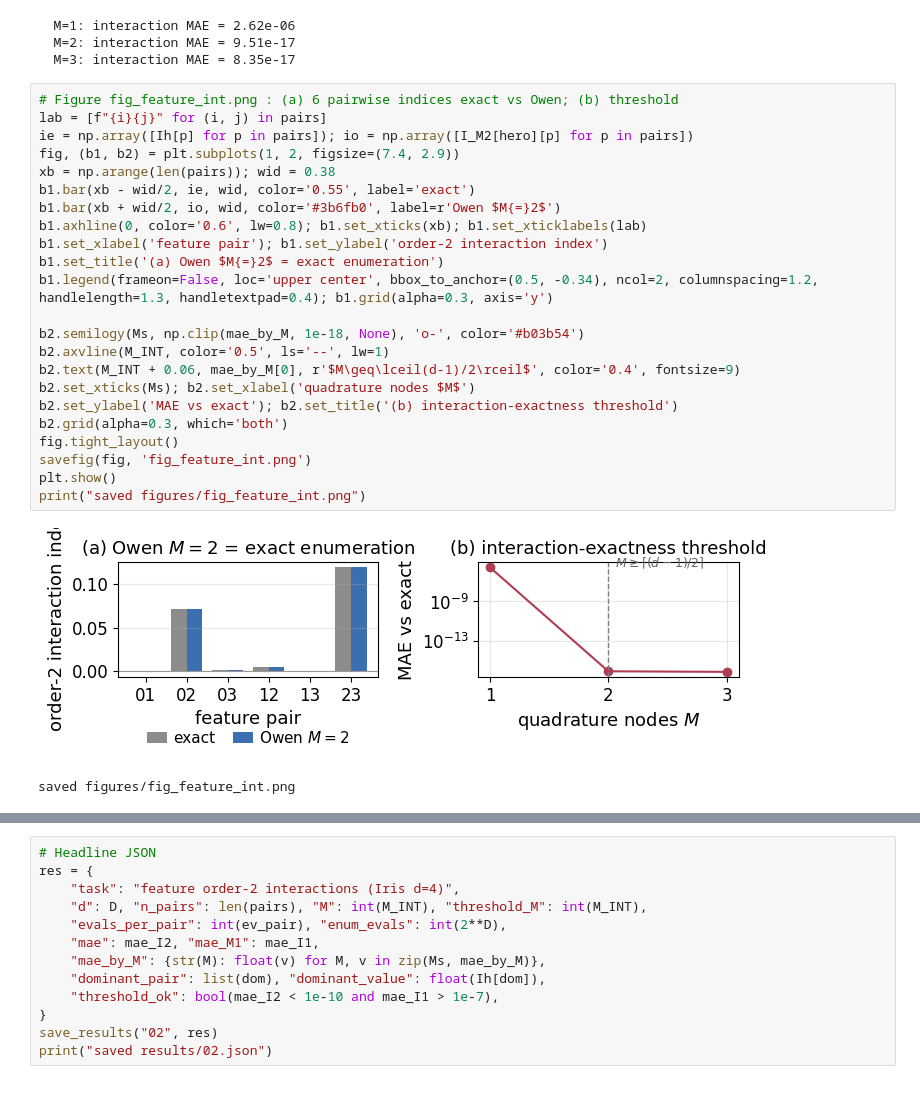
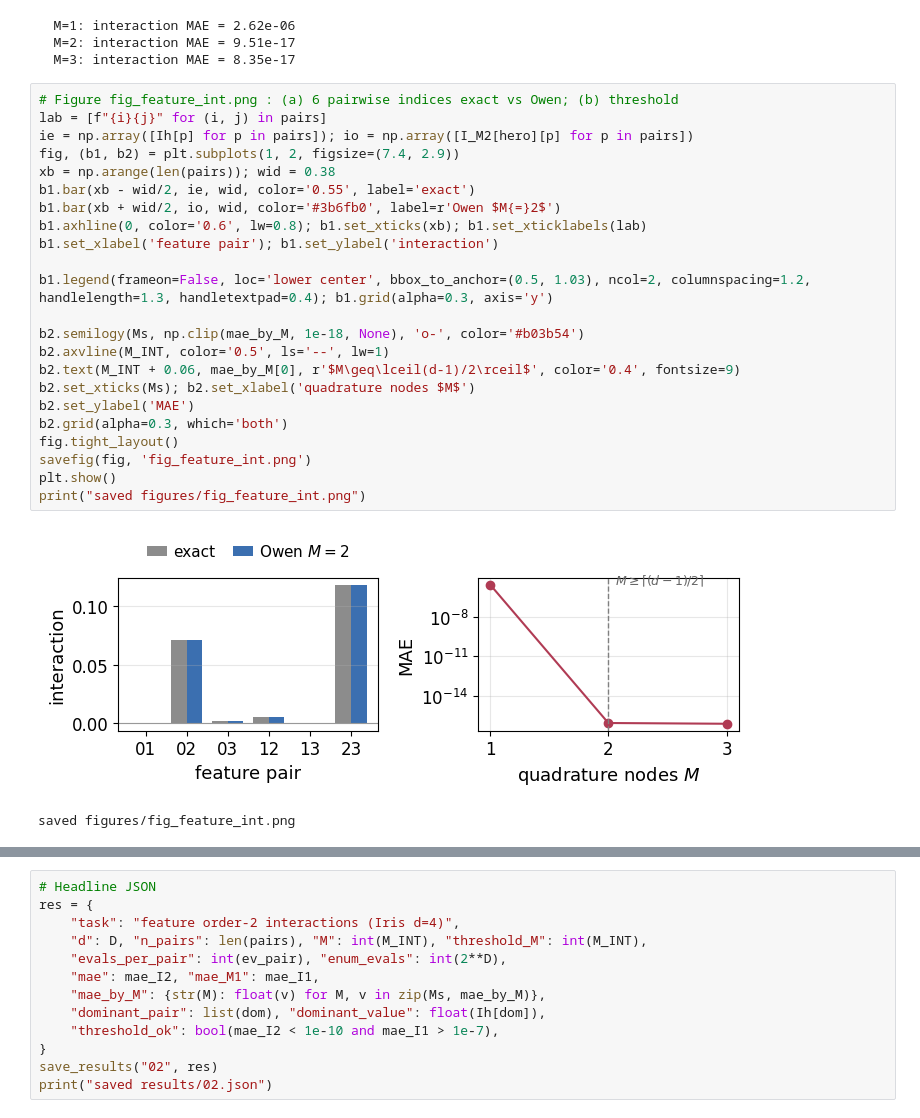
Before and after one commit to farzana0/TN-SHAP-Q-demo, a Jupyter notebook: notebooks/02_feature_interactions.ipynb, the cells around one changed output, grey strips where cells are left out. Drawn from its saved outputs; the diff is of its cells as text.

```diff
--- a/notebooks/02_feature_interactions.ipynb
+++ b/notebooks/02_feature_interactions.ipynb
@@ -91,28 +91,28 @@ for M, e in zip(Ms, mae_by_M):
 # %%
 # Figure fig_feature_int.png : (a) 6 pairwise indices exact vs Owen; (b) threshold
 lab = [f"{i}{j}" for (i, j) in pairs]
 ie = np.array([Ih[p] for p in pairs]); io = np.array([I_M2[hero][p] for p in pairs])
 fig, (b1, b2) = plt.subplots(1, 2, figsize=(7.4, 2.9))
 xb = np.arange(len(pairs)); wid = 0.38
 b1.bar(xb - wid/2, ie, wid, color='0.55', label='exact')
 b1.bar(xb + wid/2, io, wid, color='#3b6fb0', label=r'Owen $M{=}2$')
 b1.axhline(0, color='0.6', lw=0.8); b1.set_xticks(xb); b1.set_xticklabels(lab)
-b1.set_xlabel('feature pair'); b1.set_ylabel('order-2 interaction index')
-b1.set_title('(a) Owen $M{=}2$ = exact enumeration')
-b1.legend(frameon=False, loc='upper center', bbox_to_anchor=(0.5, -0.34), ncol=2, columnspacing=1.2, handlelength=1.3, handletextpad=0.4); b1.grid(alpha=0.3, axis='y')
+b1.set_xlabel('feature pair'); b1.set_ylabel('interaction')
+
+b1.legend(frameon=False, loc='lower center', bbox_to_anchor=(0.5, 1.03), ncol=2, columnspacing=1.2, handlelength=1.3, handletextpad=0.4); b1.grid(alpha=0.3, axis='y')
 
 b2.semilogy(Ms, np.clip(mae_by_M, 1e-18, None), 'o-', color='#b03b54')
 b2.axvline(M_INT, color='0.5', ls='--', lw=1)
 b2.text(M_INT + 0.06, mae_by_M[0], r'$M\geq\lceil(d-1)/2\rceil$', color='0.4', fontsize=9)
 b2.set_xticks(Ms); b2.set_xlabel('quadrature nodes $M$')
-b2.set_ylabel('MAE vs exact'); b2.set_title('(b) interaction-exactness threshold')
+b2.set_ylabel('MAE')
 b2.grid(alpha=0.3, which='both')
 fig.tight_layout()
 savefig(fig, 'fig_feature_int.png')
 plt.show()
 print("saved figures/fig_feature_int.png")
 # %% [output]
-[figure, old version]
+[figure, new version]
 saved figures/fig_feature_int.png
 # %%
 # Composite fig_feature.png = paper panel (a): first-order | order-2, exact vs Owen (hero)
```
Also changed, not shown: parts of 1 cell of this notebook, 16 other files.
